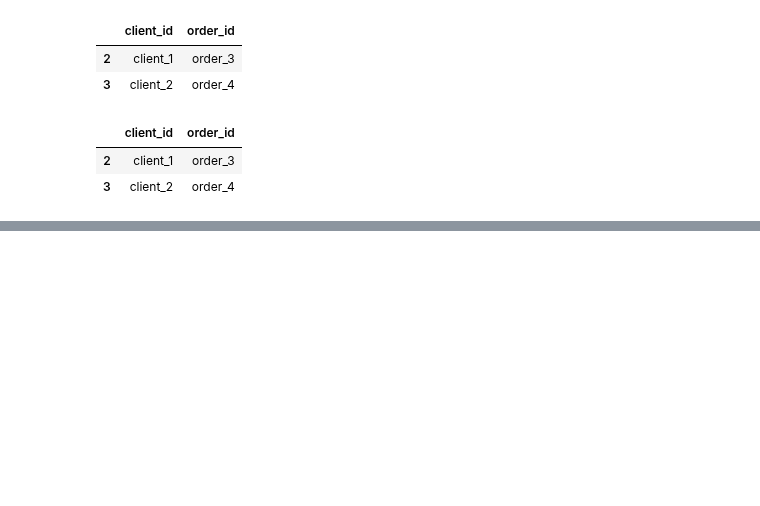
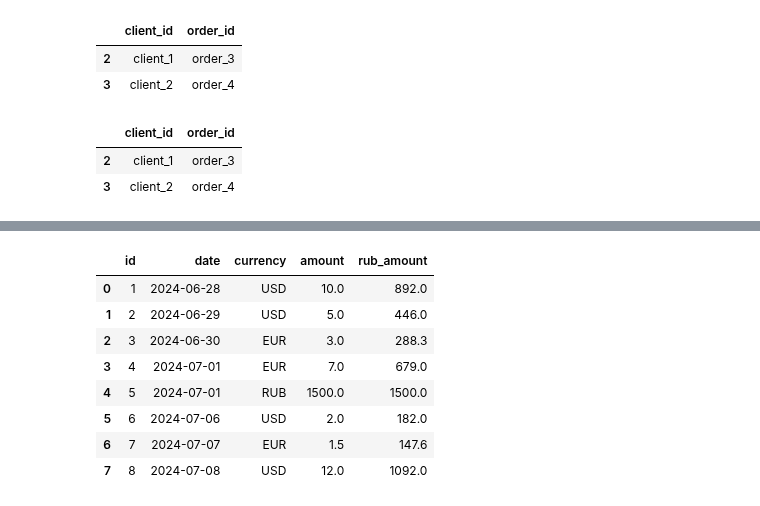
Before and after one commit to Praldmur/Tasks, a Jupyter notebook: course_sql_interview.ipynb, the cells around one changed output, grey strips where cells are left out. Cells and saved outputs as stored; diff of their text form; code cells hidden in the pictures; blank space fills up the shorter version.

```diff
--- a/course_sql_interview.ipynb
+++ b/course_sql_interview.ipynb
@@ -1698,0 +1741,18 @@ orders[orders['client_id'].isin(target_ids)].sort_values(['client_id', 'order_su
+# %%
+exchange_rates = pd.DataFrame({
+    'id': [1, 2, 3, 4, 5, 6, 7, 8],
+    'date': [
+        '2024-06-27',
+        '2024-06-28',
+        '2024-07-01',
+        '2024-07-05',
+        '2024-06-27',
+        '2024-06-28',
+        '2024-07-01',
+        '2024-07-05'
+    ],
+    'currency': ['USD', 'USD', 'USD', 'USD', 'EUR', 'EUR', 'EUR', 'EUR'],
+    'exc_course': [88.5, 89.2, 90.1, 91.0, 95.3, 96.1, 97.0, 98.4]
+})
+exchange_rates['date'] = pd.to_datetime(exchange_rates['date'])
+exchange_rates.head()
@@ -1698,0 +1766,31 @@ orders[orders['client_id'].isin(target_ids)].sort_values(['client_id', 'order_su
+# %%
+def get_exchange_rate(currency, target_date, df_rates):
+    if currency == 'RUB':
+        return 1.0
+    filtered = df_rates[
+        (df_rates['currency'] == currency) &
+        (df_rates['date'] <= target_date)
+    ]
+    result = filtered.sort_values('date', ascending=False).head(1)
+    if not result.empty:
+        return result['exc_course'].iloc[0]
+    return None
+
+transactions['exc_course'] = transactions.apply(
+    lambda row: get_exchange_rate(row['currency'], row['date'], exchange_rates),
+    axis=1
+)
+
+transactions['rub_amount'] = (transactions['amount'] * transactions['exc_course']).round(2)
+
+transactions[['id', 'date', 'currency', 'amount', 'rub_amount']]
+# %% [output]
+|  | id | date | currency | amount | rub_amount |
+| 0 | 1 | 2024-06-28 | USD | 10.0 | 892.0 |
+| 1 | 2 | 2024-06-29 | USD | 5.0 | 446.0 |
+| 2 | 3 | 2024-06-30 | EUR | 3.0 | 288.3 |
+| 3 | 4 | 2024-07-01 | EUR | 7.0 | 679.0 |
+| 4 | 5 | 2024-07-01 | RUB | 1500.0 | 1500.0 |
+| 5 | 6 | 2024-07-06 | USD | 2.0 | 182.0 |
+| 6 | 7 | 2024-07-07 | EUR | 1.5 | 147.6 |
+| 7 | 8 | 2024-07-08 | USD | 12.0 | 1092.0 |
```
Also changed, not shown: parts of 4 cells of this notebook.
